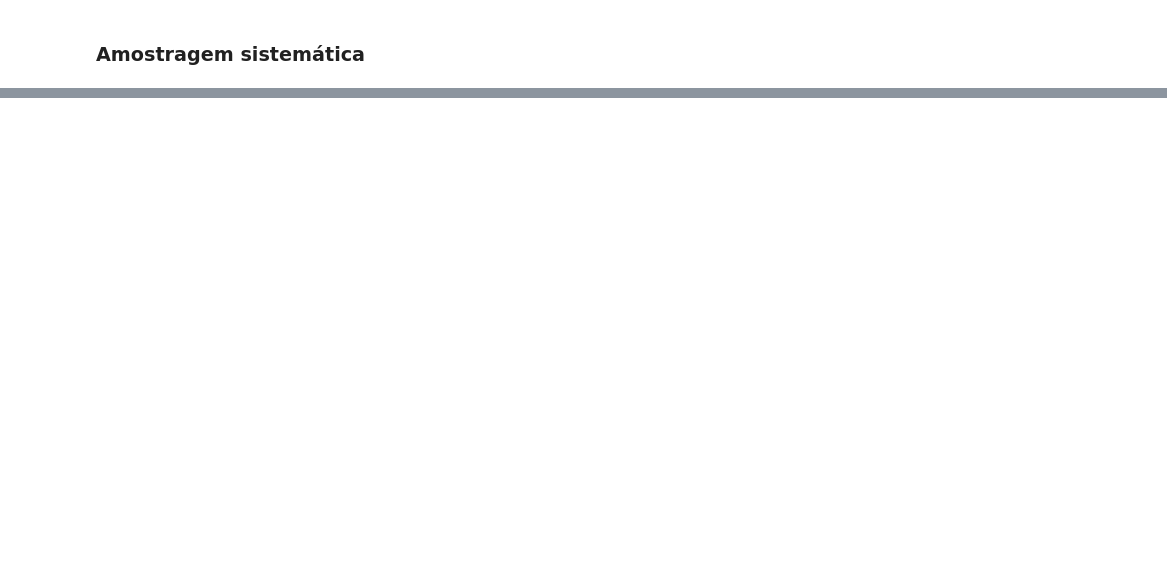
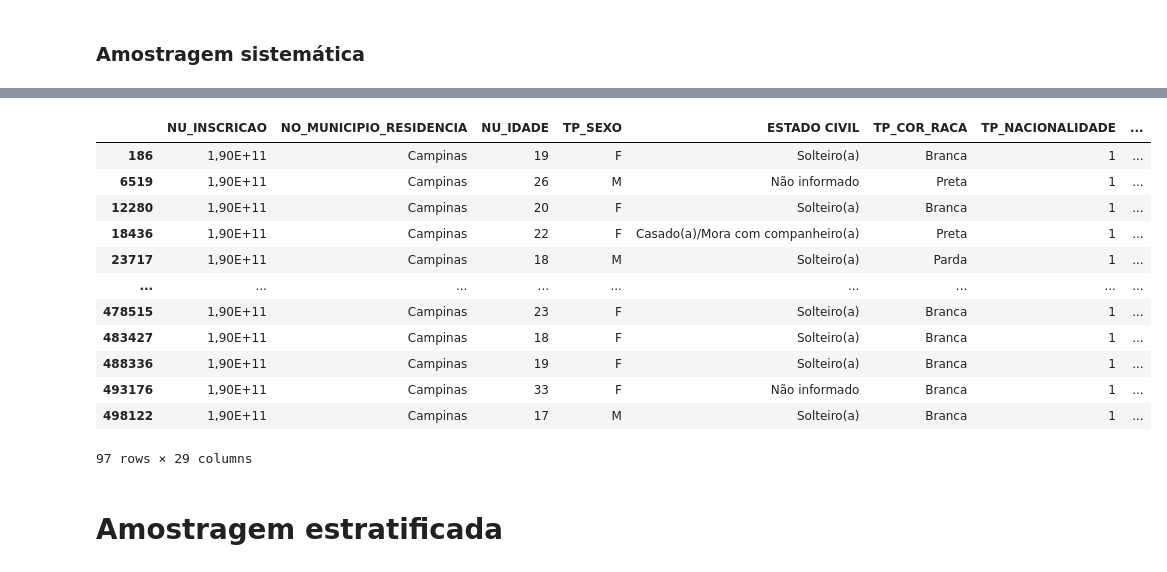
Before and after one commit to DiogoMonteiro99/repos, a Jupyter notebook: Amostragens.ipynb, the cells around one changed output, grey strips where cells are left out. Saved outputs shown, nothing was run; the diff lists cells and outputs as text; code cells hidden in the pictures; blank space fills up the shorter version.

```diff
--- a/Amostragens.ipynb
+++ b/Amostragens.ipynb
@@ -125,0 +167,3 @@ np.random.seed(2)
+# %%
+inicio = np.random.choice(10,1)
+passo = np.random.randint(100,150,1)
@@ -125,0 +178,3 @@ np.random.seed(2)
+# %%
+amostra3 = np.arange(inicio,13198,passo)
+amostra3
@@ -125,0 +193,19 @@ np.random.seed(2)
+# %%
+amostra3_camp = enem_campinas.iloc[amostra3,:]
+amostra3_camp
+# %% [output]
+|  | NU_INSCRICAO | NO_MUNICIPIO_RESIDENCIA | NU_IDADE | TP_SEXO | ESTADO CIVIL | TP_COR_RACA | TP_NACIONALIDADE | ... |
+| 186 | 1,90E+11 | Campinas | 19 | F | Solteiro(a) | Branca | 1 | ... |
+| 6519 | 1,90E+11 | Campinas | 26 | M | Não informado | Preta | 1 | ... |
+| 12280 | 1,90E+11 | Campinas | 20 | F | Solteiro(a) | Branca | 1 | ... |
+| 18436 | 1,90E+11 | Campinas | 22 | F | Casado(a)/Mora com companheiro(a) | Preta | 1 | ... |
+| 23717 | 1,90E+11 | Campinas | 18 | M | Solteiro(a) | Parda | 1 | ... |
+| ... | ... | ... | ... | ... | ... | ... | ... | ... |
+| 478515 | 1,90E+11 | Campinas | 23 | F | Solteiro(a) | Branca | 1 | ... |
+| 483427 | 1,90E+11 | Campinas | 18 | F | Solteiro(a) | Branca | 1 | ... |
+| 488336 | 1,90E+11 | Campinas | 19 | F | Solteiro(a) | Branca | 1 | ... |
+| 493176 | 1,90E+11 | Campinas | 33 | F | Não informado | Branca | 1 | ... |
+| 498122 | 1,90E+11 | Campinas | 17 | M | Solteiro(a) | Branca | 1 | ... |
+97 rows × 29 columns
+# %% [markdown]
+# **Amostragem estratificada**
```
Also changed, not shown: parts of 12 cells of this notebook.
